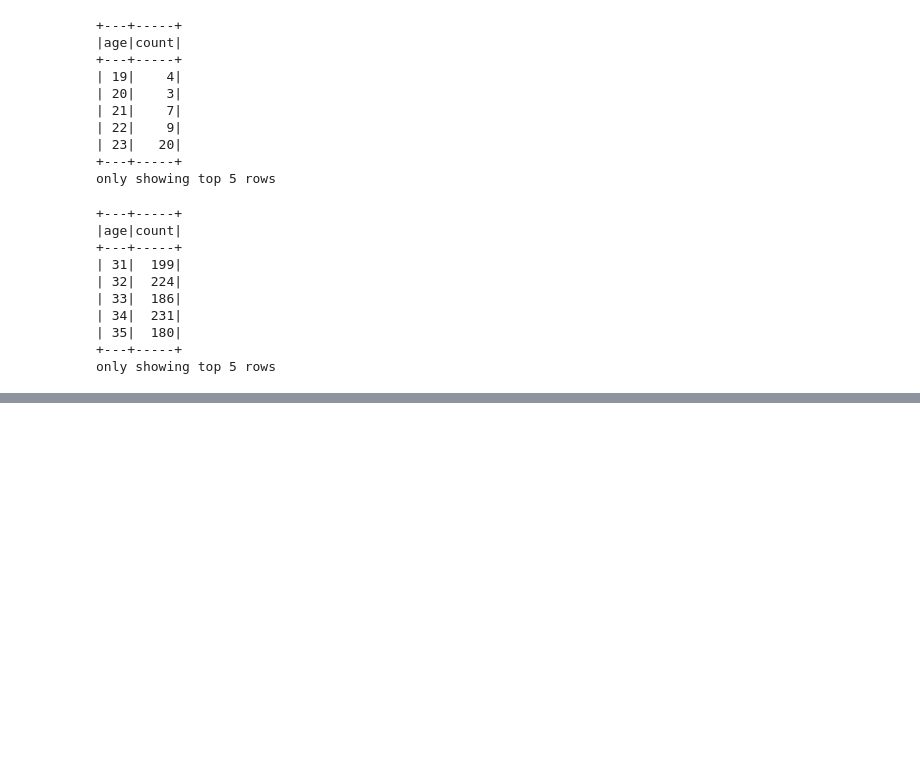
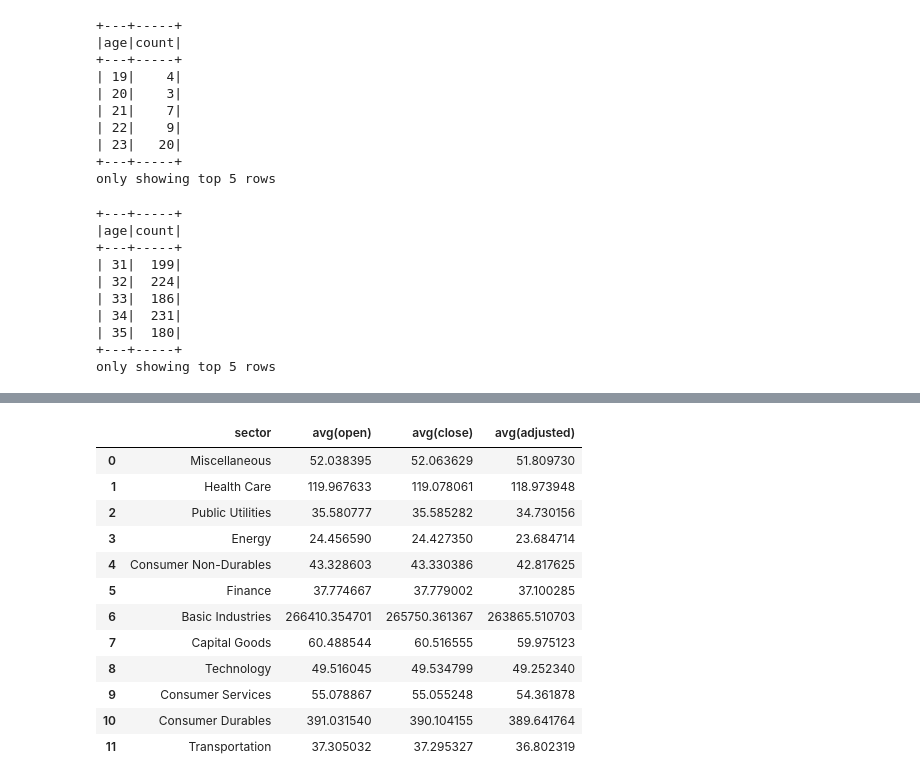
Before and after one commit to DVK-MSU/spark_stepic_course, a Jupyter notebook: PySpark_Stepic_Tutorial.ipynb, the cells around one changed output, grey strips where cells are left out. Saved outputs shown, nothing was run; the diff lists cells and outputs as text; code cells hidden in the pictures; blank space fills up the shorter version.

```diff
--- a/PySpark_Stepic_Tutorial.ipynb
+++ b/PySpark_Stepic_Tutorial.ipynb
@@ -954,0 +993,16 @@ only showing top 5 rows
+# %%
+data_pd
+# %% [output]
+|  | sector | avg(open) | avg(close) | avg(adjusted) |
+| 0 | Miscellaneous | 52.038395 | 52.063629 | 51.809730 |
+| 1 | Health Care | 119.967633 | 119.078061 | 118.973948 |
+| 2 | Public Utilities | 35.580777 | 35.585282 | 34.730156 |
+| 3 | Energy | 24.456590 | 24.427350 | 23.684714 |
+| 4 | Consumer Non-Durables | 43.328603 | 43.330386 | 42.817625 |
+| 5 | Finance | 37.774667 | 37.779002 | 37.100285 |
+| 6 | Basic Industries | 266410.354701 | 265750.361367 | 263865.510703 |
+| 7 | Capital Goods | 60.488544 | 60.516555 | 59.975123 |
+| 8 | Technology | 49.516045 | 49.534799 | 49.252340 |
+| 9 | Consumer Services | 55.078867 | 55.055248 | 54.361878 |
+| 10 | Consumer Durables | 391.031540 | 390.104155 | 389.641764 |
+| 11 | Transportation | 37.305032 | 37.295327 | 36.802319 |
```
Also changed, not shown: parts of 19 cells of this notebook.
